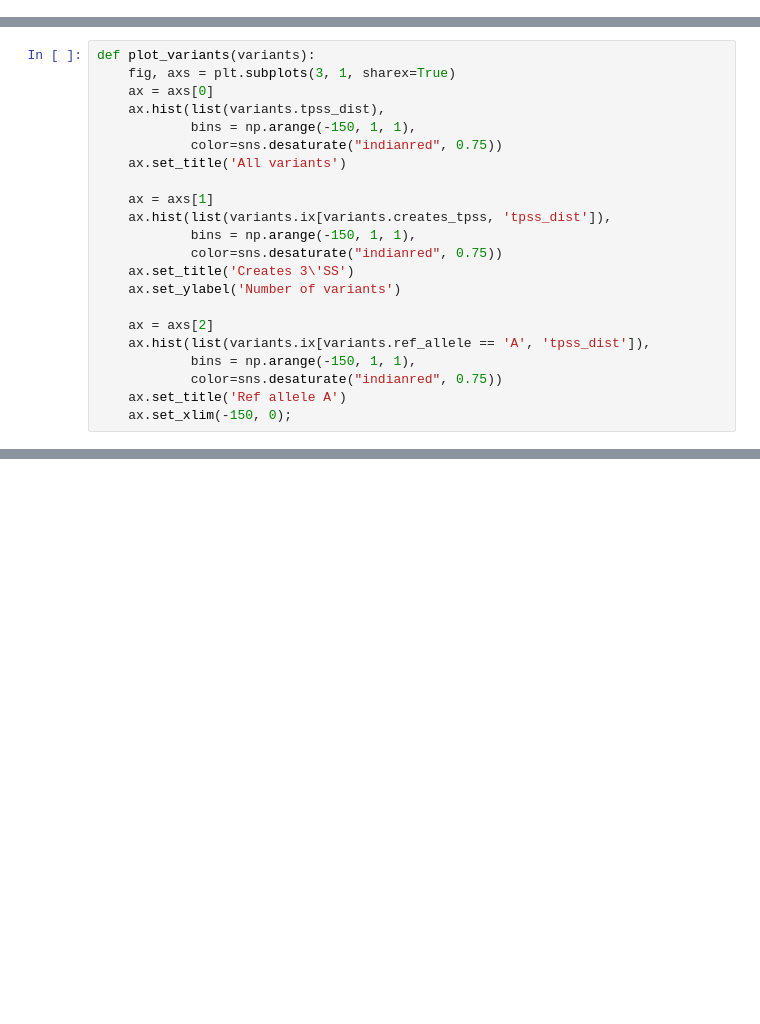
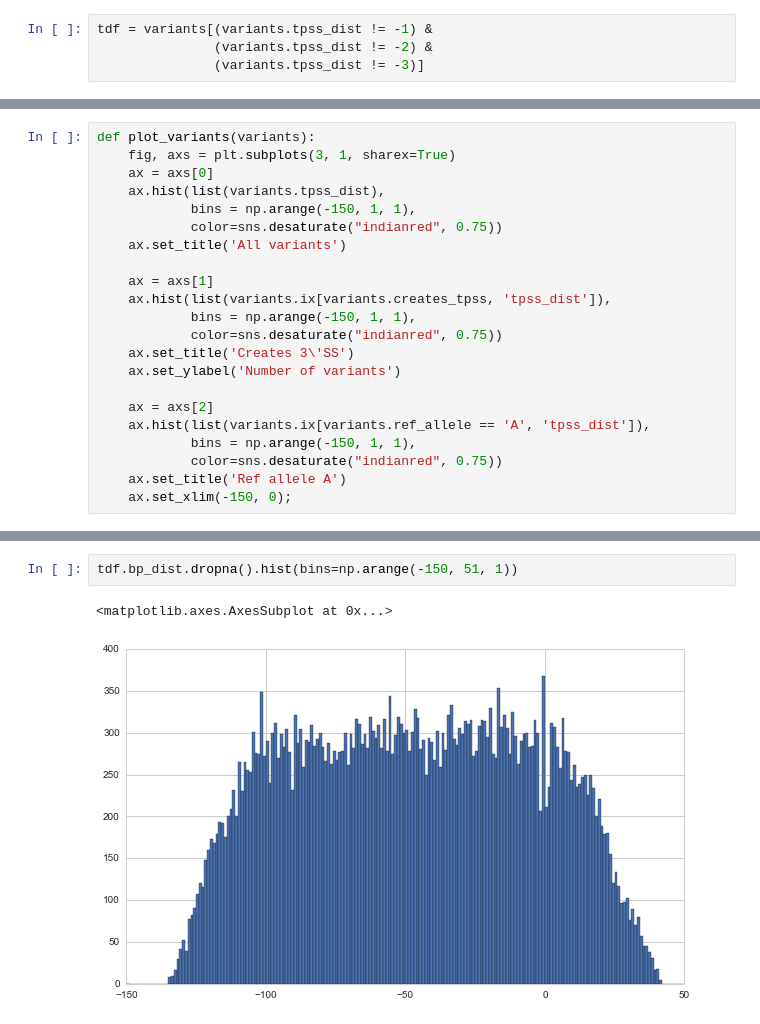
Before and after one commit to cdeboever3/pptmut, a Jupyter notebook: notebooks/Variant Analysis.ipynb, the cells around one changed output, grey strips where cells are left out. Cells and saved outputs as stored; diff of their text form; blank space fills up the shorter version.

```diff
--- a/notebooks/Variant Analysis.ipynb
+++ b/notebooks/Variant Analysis.ipynb
@@ -139,0 +195,4 @@ variants.head().T
+# %%
+tdf = variants[(variants.tpss_dist != -1) &
+               (variants.tpss_dist != -2) &
+               (variants.tpss_dist != -3)]
@@ -212,0 +259,5 @@ variants[variants.position == 19071174].T
+# %%
+tdf.bp_dist.dropna().hist(bins=np.arange(-150, 51, 1))
+# %% [output]
+<matplotlib.axes.AxesSubplot at 0x...>
+[figure, added]
```
Also changed, not shown: parts of 30 cells of this notebook, 1 other file.
